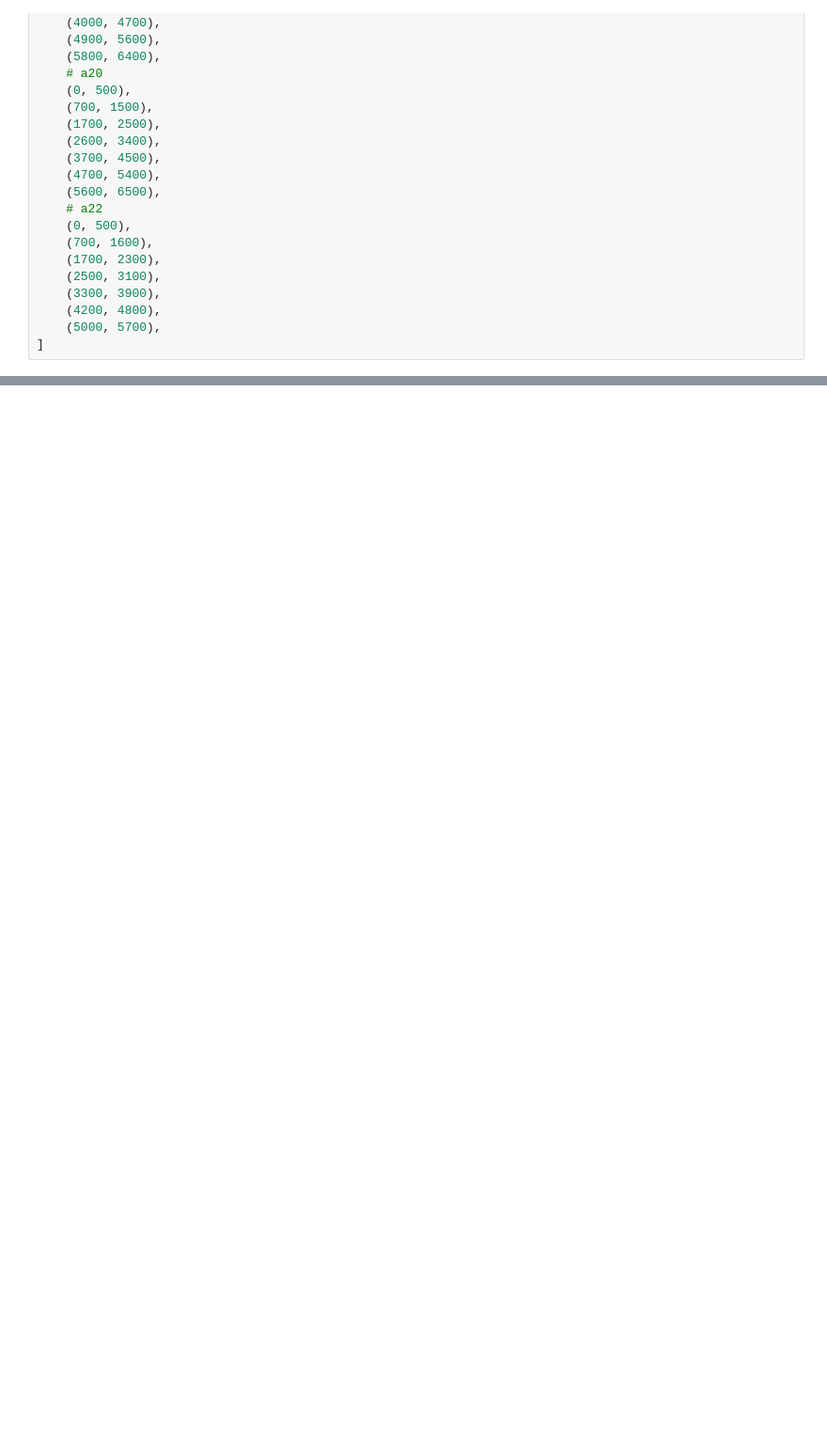
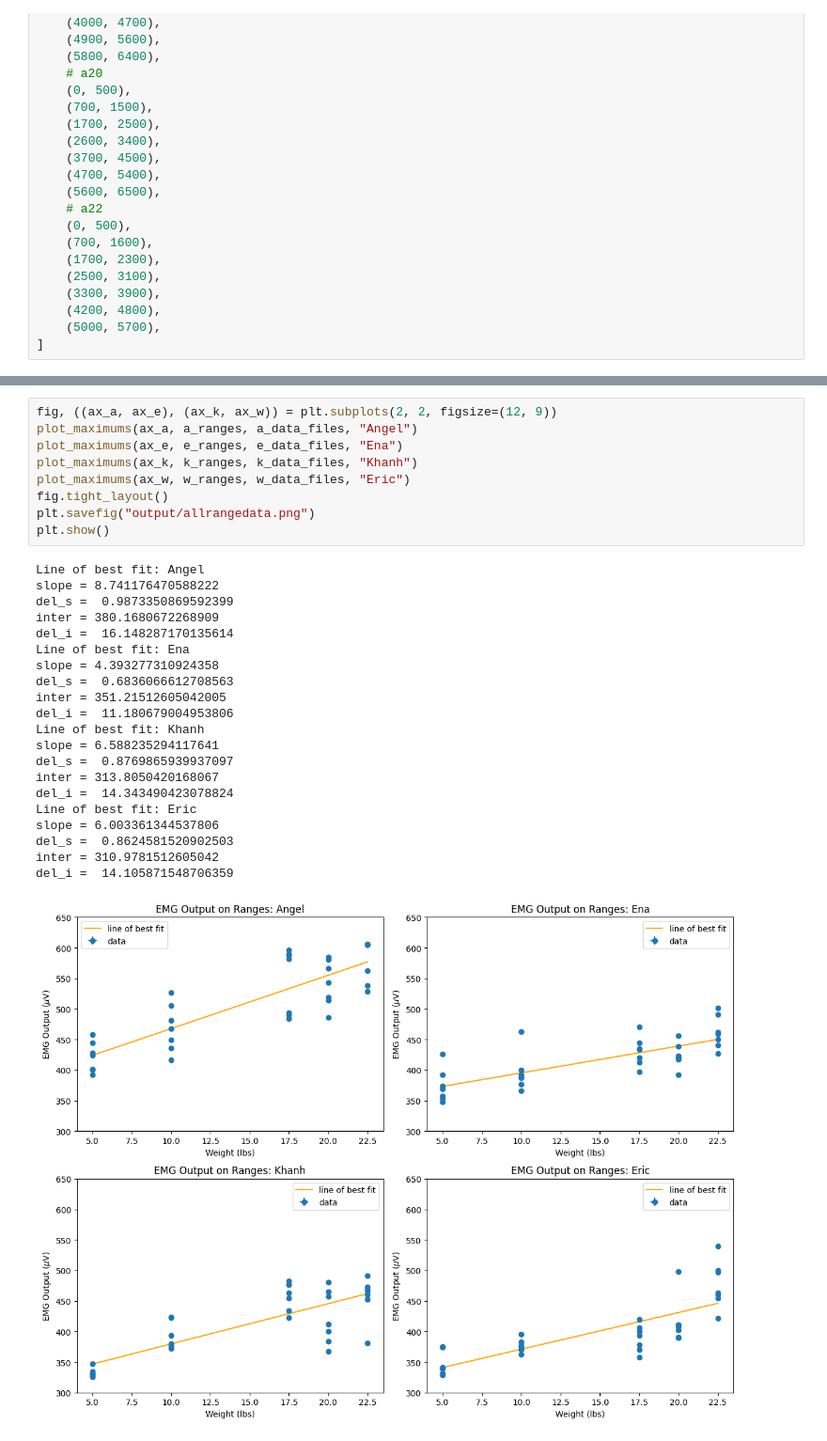
Before and after one commit to nouturnsign/physemg, a Jupyter notebook: preanalysis.ipynb, the cells around one changed output, grey strips where cells are left out. Shown: that part at 94% size. Drawn from its saved outputs; the diff is of its cells as text; blank space fills up the shorter version.

```diff
--- a/preanalysis.ipynb
+++ b/preanalysis.ipynb
@@ -297,0 +422,31 @@ plt.show()
+# %%
+fig, ((ax_a, ax_e), (ax_k, ax_w)) = plt.subplots(2, 2, figsize=(12, 9))
+plot_maximums(ax_a, a_ranges, a_data_files, "Angel")
+plot_maximums(ax_e, e_ranges, e_data_files, "Ena")
+plot_maximums(ax_k, k_ranges, k_data_files, "Khanh")
+plot_maximums(ax_w, w_ranges, w_data_files, "Eric")
+fig.tight_layout()
+plt.savefig("output/allrangedata.png")
+plt.show()
+# %% [output]
+Line of best fit: Angel
+slope = 8.741176470588222
+del_s =  0.9873350869592399
+inter = 380.1680672268909
+del_i =  16.148287170135614
+Line of best fit: Ena
+slope = 4.393277310924358
+del_s =  0.6836066612708563
+inter = 351.21512605042005
+del_i =  11.180679004953806
+Line of best fit: Khanh
+slope = 6.588235294117641
+del_s =  0.8769865939937097
+inter = 313.8050420168067
+del_i =  14.343490423078824
+Line of best fit: Eric
+slope = 6.003361344537806
+del_s =  0.8624581520902503
+inter = 310.9781512605042
+del_i =  14.105871548706359
+[figure, added]
```
Also changed, not shown: parts of 5 cells of this notebook, 3 other files.
